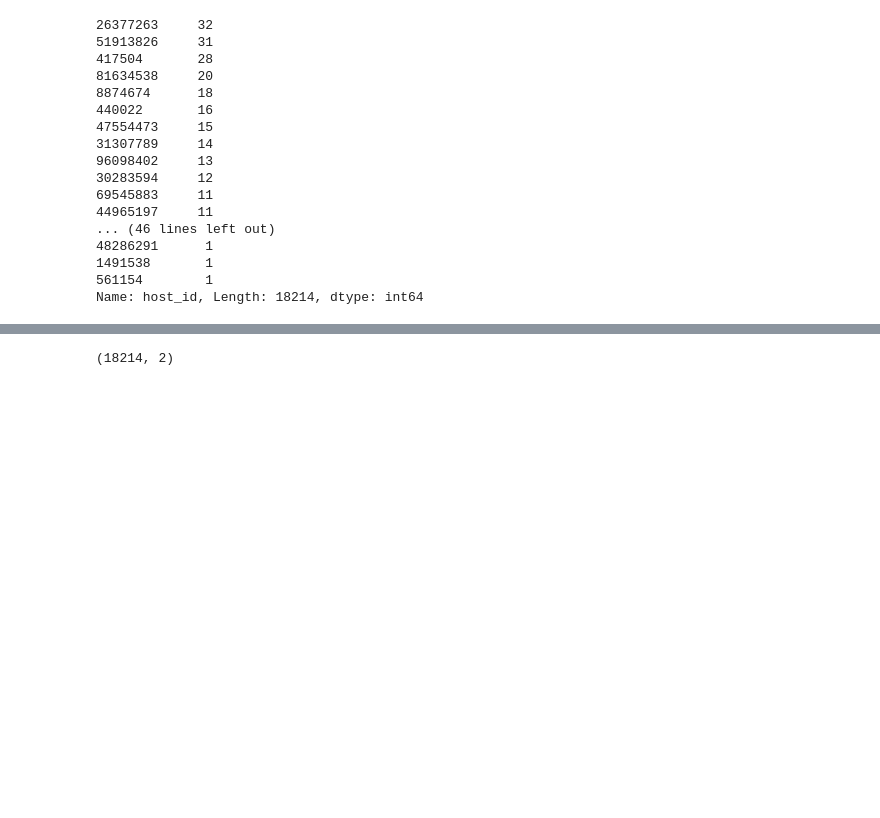
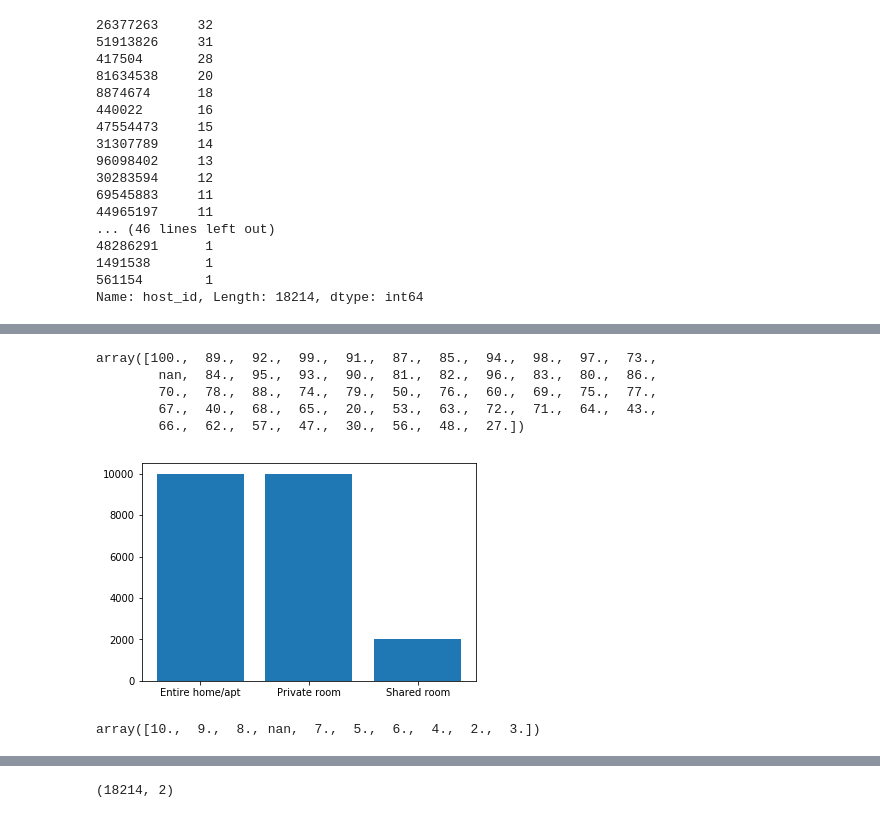
Before and after one commit to terenceneo/Airbnb-NYC-data-study, a Jupyter notebook: AirBnb Data Exploration_2nd try.ipynb, the cells around one changed output, grey strips where cells are left out. Drawn from its saved outputs; the diff is of its cells as text; code cells hidden in the pictures; blank space fills up the shorter version.

```diff
--- a/AirBnb Data Exploration_2nd try.ipynb
+++ b/AirBnb Data Exploration_2nd try.ipynb
@@ -154 +150,18 @@ Index(['listing_id', 'accommodates', 'amenities', 'availability_30',
       dtype='object')
+# %%
+df['review_scores_rating'].unique()
+# %% [output]
+array([100.,  89.,  92.,  99.,  91.,  87.,  85.,  94.,  98.,  97.,  73.,
+        nan,  84.,  95.,  93.,  90.,  81.,  82.,  96.,  83.,  80.,  86.,
+        70.,  78.,  88.,  74.,  79.,  50.,  76.,  60.,  69.,  75.,  77.,
+        67.,  40.,  68.,  65.,  20.,  53.,  63.,  72.,  71.,  64.,  43.,
+        66.,  62.,  57.,  47.,  30.,  56.,  48.,  27.])
+# %%
+plt.bar(df['room_type'], df['price'])
+plt.show()
+# %% [output]
+[figure, added]
+# %%
+df['review_scores_value'].unique()
+# %% [output]
+array([10.,  9.,  8., nan,  7.,  5.,  6.,  4.,  2.,  3.])
```
Also changed, not shown: parts of 17 cells of this notebook, 2 other files.
